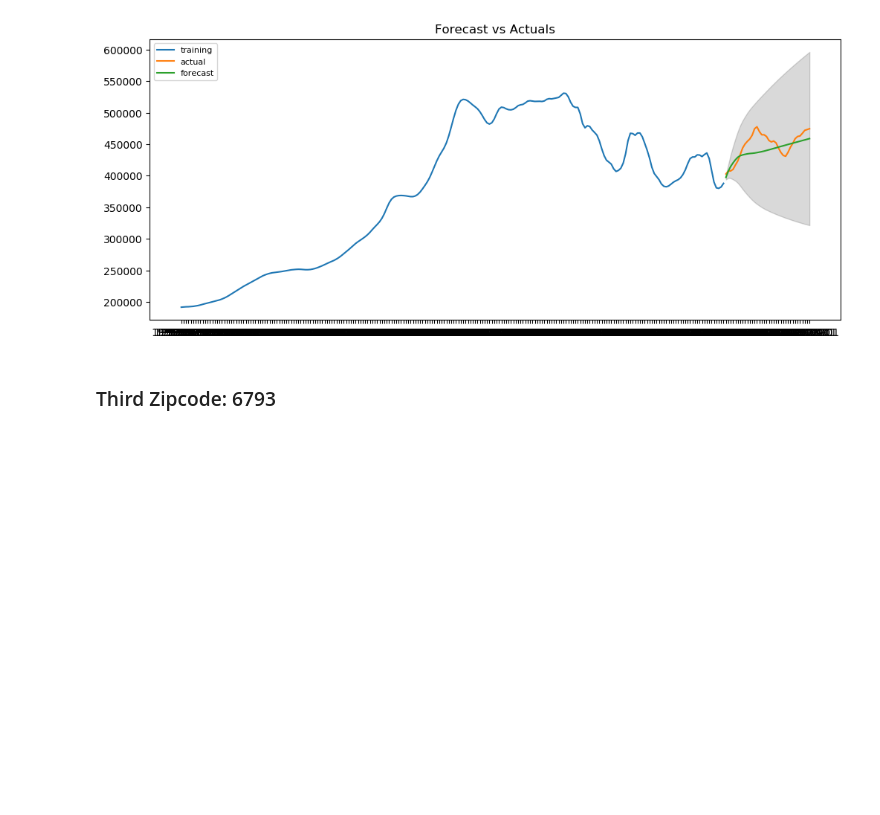
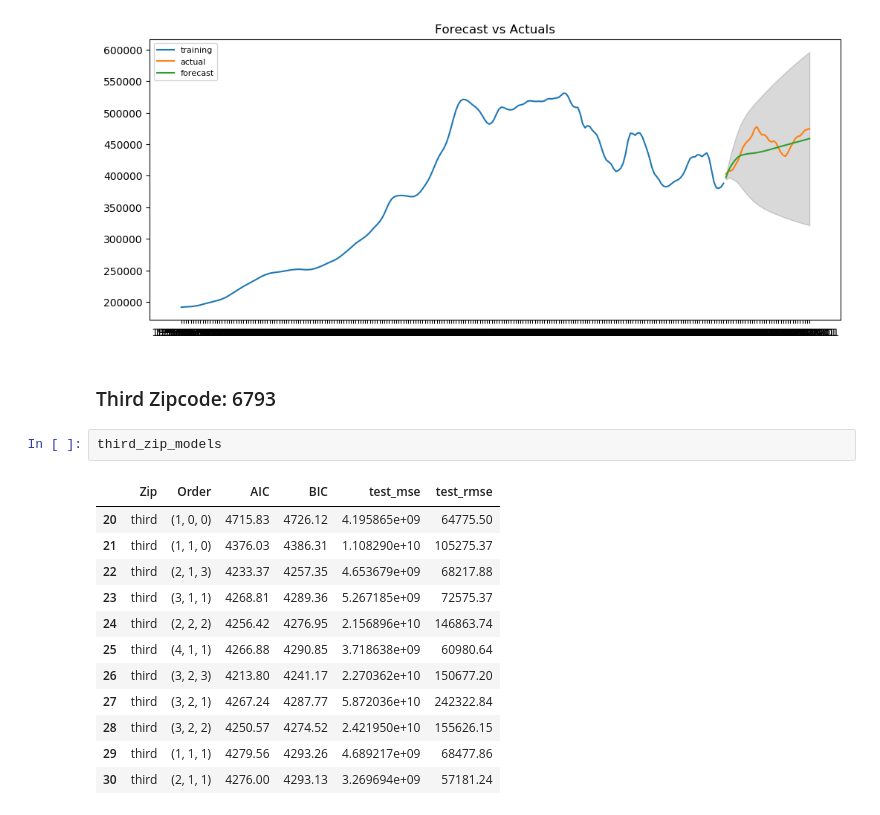
Before and after one commit to mcerow/TriState_Glory, a Jupyter notebook: Connecticut.ipynb, the cells around one changed output. Cells and saved outputs as stored; diff of their text form; blank space fills up the shorter version.

```diff
--- a/Connecticut.ipynb
+++ b/Connecticut.ipynb
@@ -665,3 +668,18 @@ MA.1           -5.2387           +0.0000j            5.2387            0.5000
 [figure]
 # %% [markdown]
 ### Third Zipcode: 6793
+# %%
+third_zip_models
+# %% [output]
+|  | Zip | Order | AIC | BIC | test_mse | test_rmse |
+| 20 | third | (1, 0, 0) | 4715.83 | 4726.12 | 4.195865e+09 | 64775.50 |
+| 21 | third | (1, 1, 0) | 4376.03 | 4386.31 | 1.108290e+10 | 105275.37 |
+| 22 | third | (2, 1, 3) | 4233.37 | 4257.35 | 4.653679e+09 | 68217.88 |
+| 23 | third | (3, 1, 1) | 4268.81 | 4289.36 | 5.267185e+09 | 72575.37 |
+| 24 | third | (2, 2, 2) | 4256.42 | 4276.95 | 2.156896e+10 | 146863.74 |
+| 25 | third | (4, 1, 1) | 4266.88 | 4290.85 | 3.718638e+09 | 60980.64 |
+| 26 | third | (3, 2, 3) | 4213.80 | 4241.17 | 2.270362e+10 | 150677.20 |
+| 27 | third | (3, 2, 1) | 4267.24 | 4287.77 | 5.872036e+10 | 242322.84 |
+| 28 | third | (3, 2, 2) | 4250.57 | 4274.52 | 2.421950e+10 | 155626.15 |
+| 29 | third | (1, 1, 1) | 4279.56 | 4293.26 | 4.689217e+09 | 68477.86 |
+| 30 | third | (2, 1, 1) | 4276.00 | 4293.13 | 3.269694e+09 | 57181.24 |
```
Also changed, not shown: parts of 11 cells of this notebook.
